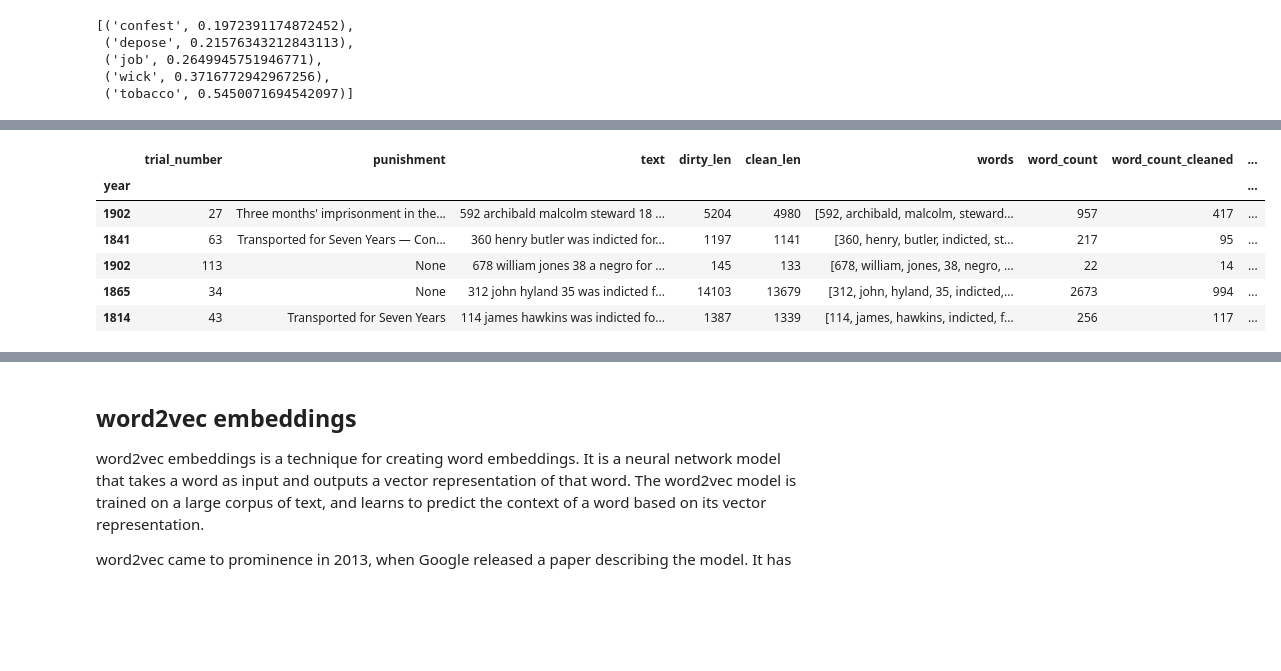
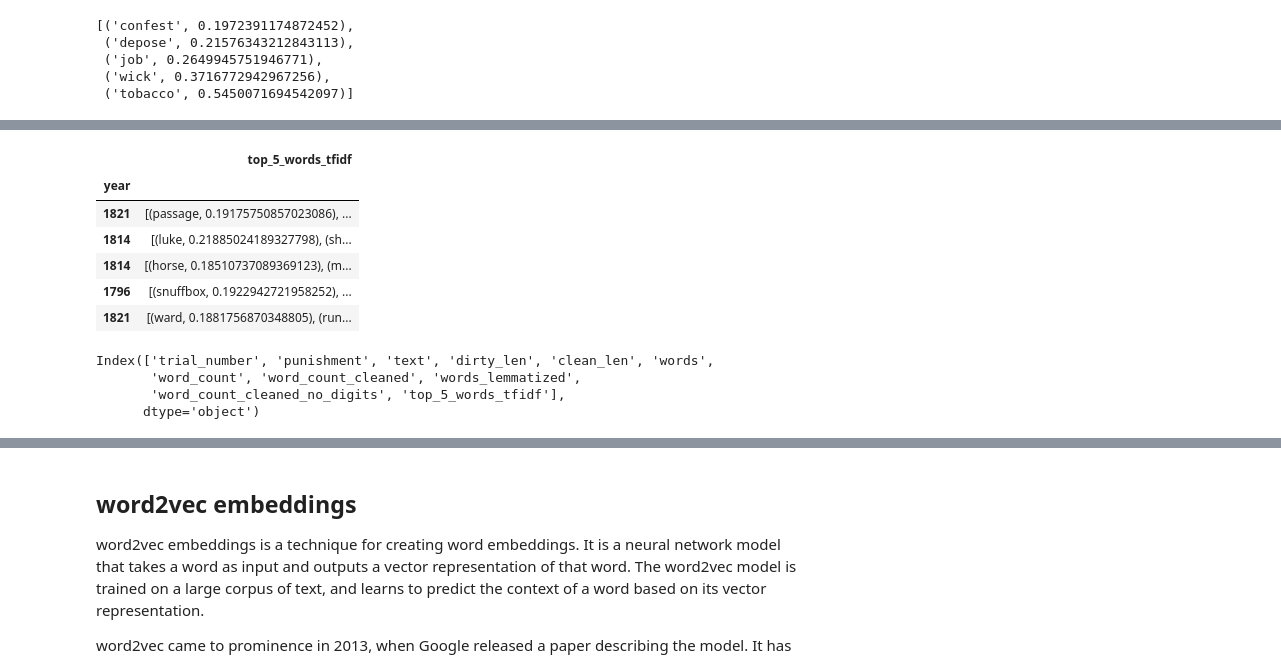
Before and after one commit to ValRCS/BSSDH_2023_workshop, a Jupyter notebook: notebooks/day1_part3_embeddings.ipynb, the cells around one changed output, grey strips where cells are left out. Cells and saved outputs as stored; diff of their text form; code cells hidden in the pictures; blank space fills up the shorter version.

```diff
--- a/notebooks/day1_part3_embeddings.ipynb
+++ b/notebooks/day1_part3_embeddings.ipynb
@@ -351,9 +442,10 @@ If IDF is high - this means the word is not particularly common in the collectio
 # we can use tfidf to create embeddings
 
 # scikit learn has a tfidf vectorizer
-
+from sklearn.feature_extraction.text import TfidfVectorizer
 # let's create an instance of tfidf vectorizer
-tfidf_vectorizer = sklearn.feature_extraction.text.TfidfVectorizer() # there area many custom parameters we can set, but we will use defaults for now
+# tfidf_vectorizer = sklearn.feature_extraction.text.TfidfVectorizer() # there area many custom parameters we can set, but we will use defaults for now
+tfidf_vectorizer = TfidfVectorizer() # there area many custom parameters we can set, but we will use defaults for now
 # %%
 # let's create tfidf embeddings for our corpus
 # we will use the words_lemmatized column
@@ -526,12 +633,19 @@ Time elapsed: 0:00:08.569515
 (1637, 11)
 # %%
 # let's see what we have
-df.sample(5)
+df.sample(5)[['top_5_words_tfidf']] # note the double brackets this gives you dataframe instead of series
 # %% [output]
-|  | trial_number | punishment | text | dirty_len | clean_len | words | word_count | word_count_cleaned | ... |
-| year |  |  |  |  |  |  |  |  | ... |
-| 1902 | 27 | Three months' imprisonment in the... | 592 archibald malcolm steward 18 ... | 5204 | 4980 | [592, archibald, malcolm, steward... | 957 | 417 | ... |
-| 1841 | 63 | Transported for Seven Years — Con... | 360 henry butler was indicted for... | 1197 | 1141 | [360, henry, butler, indicted, st... | 217 | 95 | ... |
-| 1902 | 113 | None | 678 william jones 38 a negro for ... | 145 | 133 | [678, william, jones, 38, negro, ... | 22 | 14 | ... |
-| 1865 | 34 | None | 312 john hyland 35 was indicted f... | 14103 | 13679 | [312, john, hyland, 35, indicted,... | 2673 | 994 | ... |
-| 1814 | 43 | Transported for Seven Years | 114 james hawkins was indicted fo... | 1387 | 1339 | [114, james, hawkins, indicted, f... | 256 | 117 | ... |
+|  | top_5_words_tfidf |
+| year |  |
+| 1821 | [(passage, 0.19175750857023086), ... |
+| 1814 | [(luke, 0.21885024189327798), (sh... |
+| 1814 | [(horse, 0.18510737089369123), (m... |
+| 1796 | [(snuffbox, 0.1922942721958252), ... |
+| 1821 | [(ward, 0.1881756870348805), (run... |
+# %%
+df.columns
+# %% [output]
+Index(['trial_number', 'punishment', 'text', 'dirty_len', 'clean_len', 'words',
+       'word_count', 'word_count_cleaned', 'words_lemmatized',
+       'word_count_cleaned_no_digits', 'top_5_words_tfidf'],
+      dtype='object')
```
Also changed, not shown: parts of 21 cells of this notebook, 1 other file.
